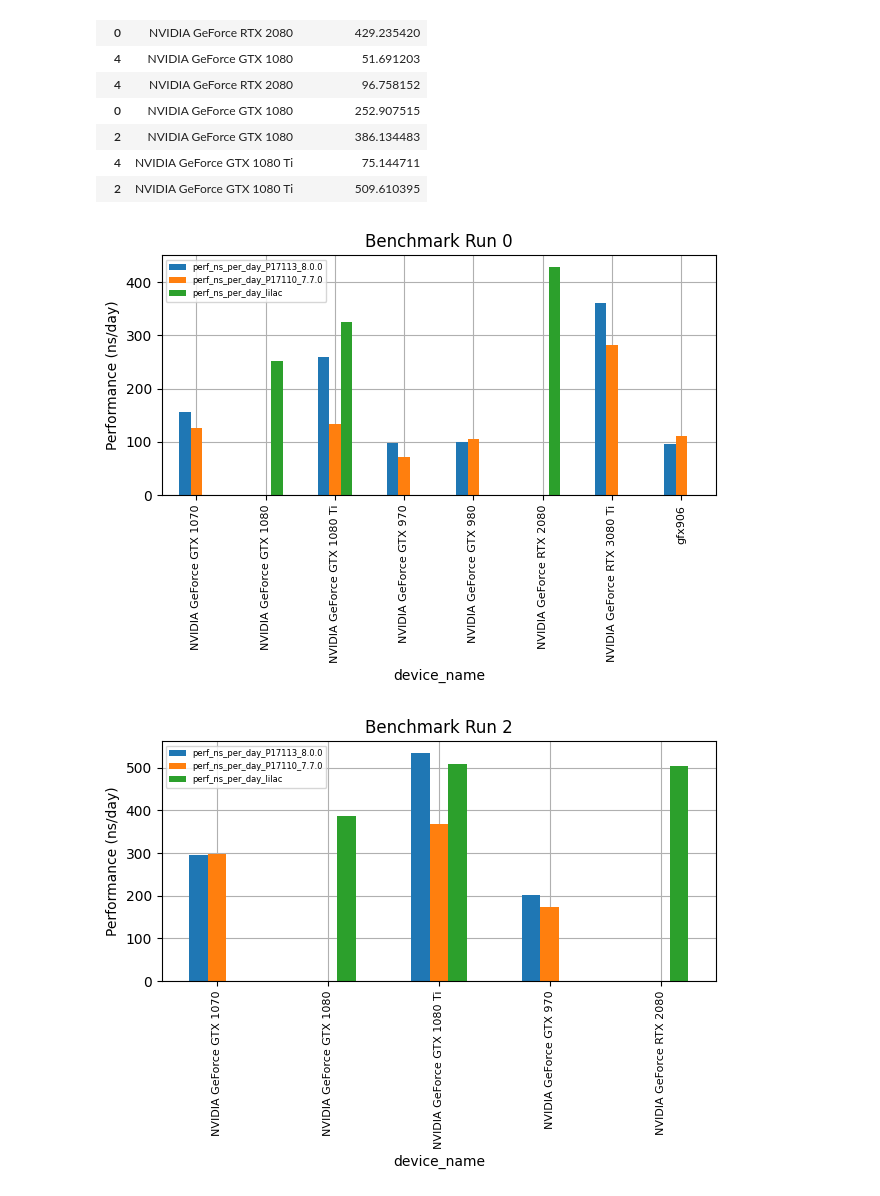
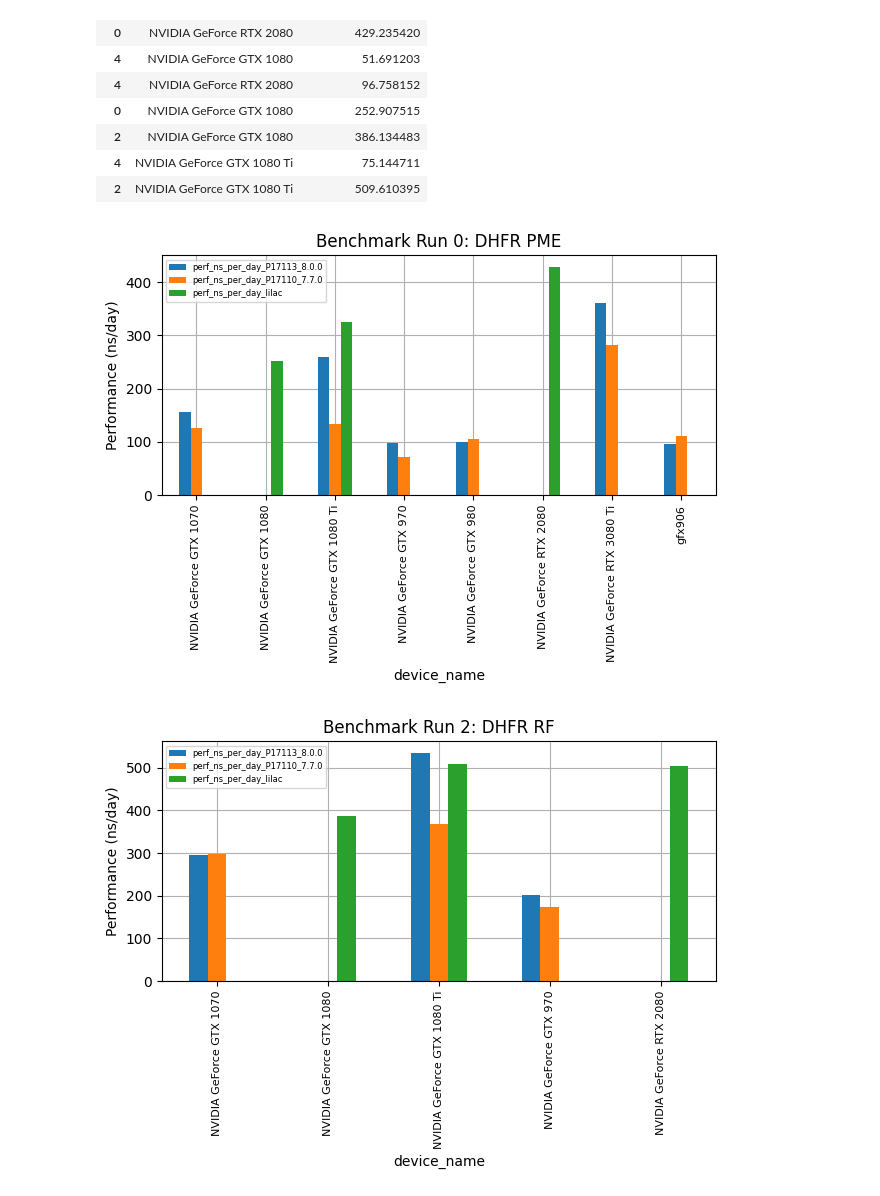
Before and after one commit to FoldingAtHome/fah-gpu-species, a Jupyter notebook: notebooks/core22_8.0.ipynb, the cells around one changed output. Cells and saved outputs as stored; diff of their text form; code cells hidden in the pictures.

Commit message:
add in updates and transposed plots

```diff
--- a/notebooks/core22_8.0.ipynb
+++ b/notebooks/core22_8.0.ipynb
@@ -346,23 +346,23 @@ def merge_with_lilac_ref(df1, df2, lilac_df, run, name1, name2, how="inner"):
 plt.rc('axes', axisbelow=True)
 # %%
 run0 = merge_with_lilac_ref(data_113_sel, data_110_sel, lilac_df, 0, "P17113_8.0.0","P17110_7.7.0")
-run0.plot.bar( title="Benchmark Run 0",ylabel="Performance (ns/day)", grid=True)
+run0.plot.bar( title="Benchmark Run 0: DHFR PME",ylabel="Performance (ns/day)", grid=True)
 plt.xticks(fontsize=8)
 plt.subplots_adjust(left=0.1, right=0.9, top=0.9, bottom=0.1)
 plt.legend(fontsize=6)
 plt.tight_layout()
 plt.savefig("./plots/run0.png")
 # %% [output]
-[figure, old version]
+[figure, new version]
 # %%
 run2 = merge_with_lilac_ref(data_113_sel, data_110_sel, lilac_df, 2, "P17113_8.0.0","P17110_7.7.0")
-run2.plot.bar(title="Benchmark Run 2", ylabel="Performance (ns/day)", grid=True)
+run2.plot.bar(title="Benchmark Run 2: DHFR RF", ylabel="Performance (ns/day)", grid=True)
 plt.xticks(fontsize=8)
 plt.subplots_adjust(left=0.1, right=0.9, top=0.9, bottom=0.1)
 plt.legend(fontsize=6)
 plt.tight_layout()
 plt.savefig("./plots/run2.png")
 # %% [output]
-[figure, old version]
+[figure, new version]
 # %%
 run4 = merge_with_lilac_ref(data_113_sel, data_110_sel, lilac_df, 4, "P17113_8.0.0","P17110_7.7.0")
```
Also changed, not shown: parts of 23 cells of this notebook.
